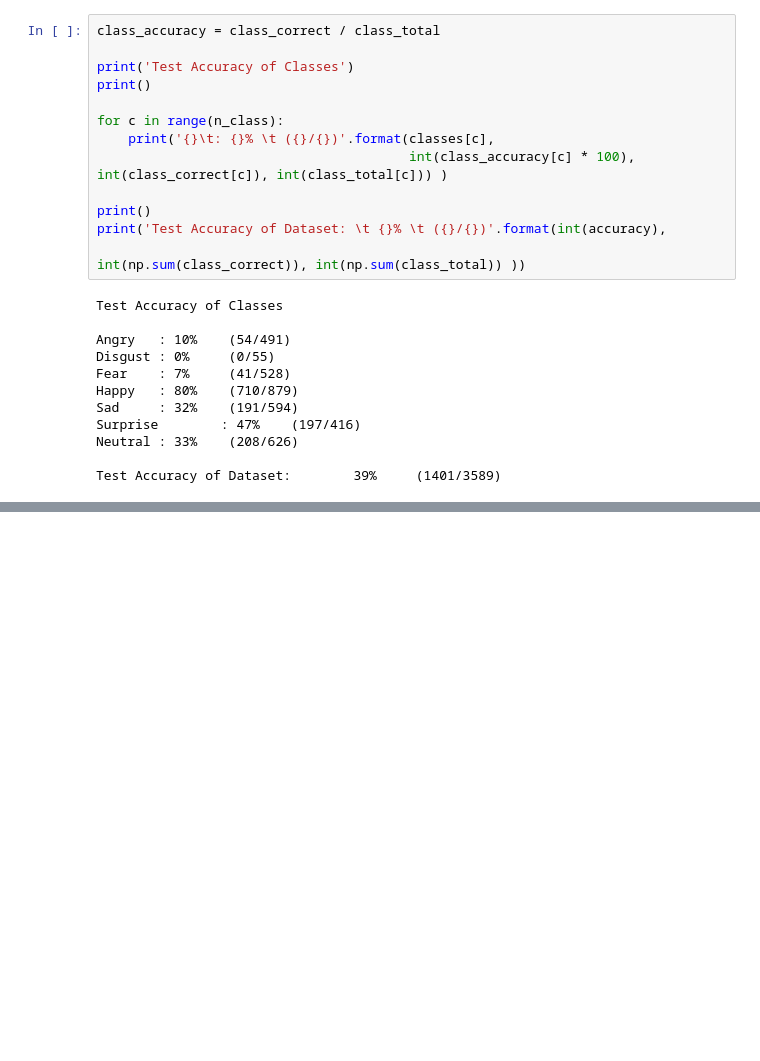
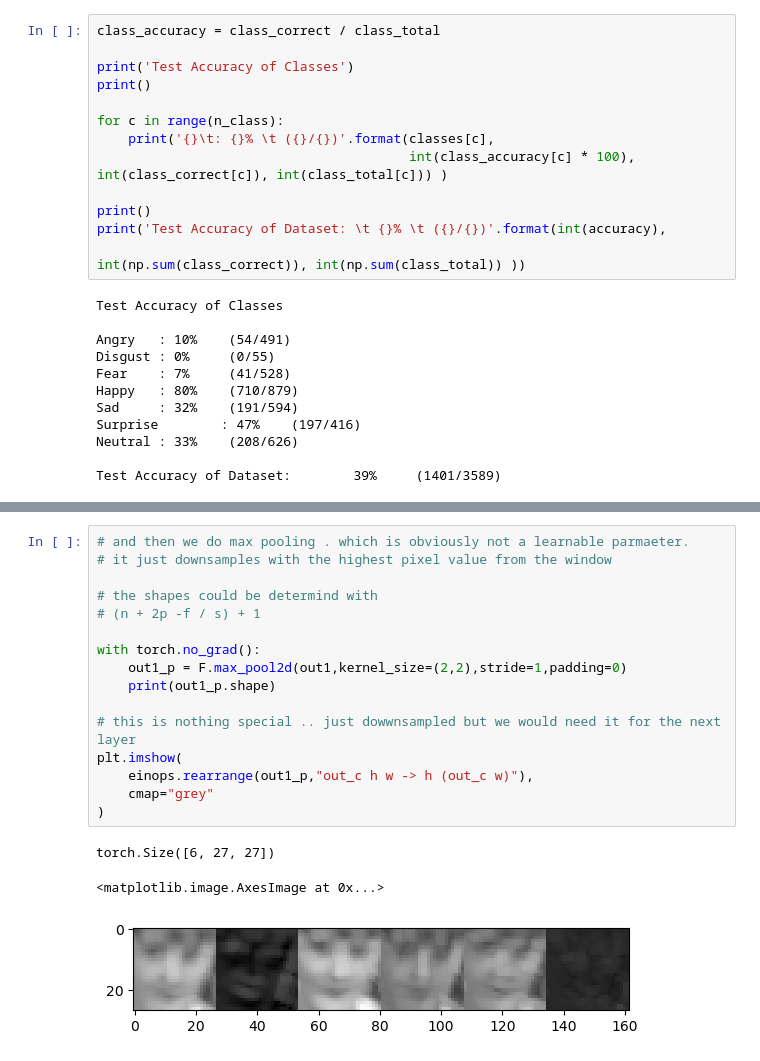
Before and after one commit to adishourya/VIT_FER2013, a Jupyter notebook: convolutional.ipynb, the cells around one changed output, grey strips where cells are left out. Drawn from its saved outputs; the diff is of its cells as text; blank space fills up the shorter version.

```diff
--- a/convolutional.ipynb
+++ b/convolutional.ipynb
@@ -343,0 +401,20 @@ Test Accuracy of Dataset:        39%     (1401/3589)
+# %%
+# and then we do max pooling . which is obviously not a learnable parmaeter.
+# it just downsamples with the highest pixel value from the window
+
+# the shapes could be determind with
+# (n + 2p -f / s) + 1
+
+with torch.no_grad():
+    out1_p = F.max_pool2d(out1,kernel_size=(2,2),stride=1,padding=0)
+    print(out1_p.shape)
+
+# this is nothing special .. just dowwnsampled but we would need it for the next layer
+plt.imshow(
+    einops.rearrange(out1_p,"out_c h w -> h (out_c w)"),
+    cmap="grey"
+)
+# %% [output]
+torch.Size([6, 27, 27])
+<matplotlib.image.AxesImage at 0x...>
+[figure, added]
```
Also changed, not shown: parts of 6 cells of this notebook, 2 other files.
